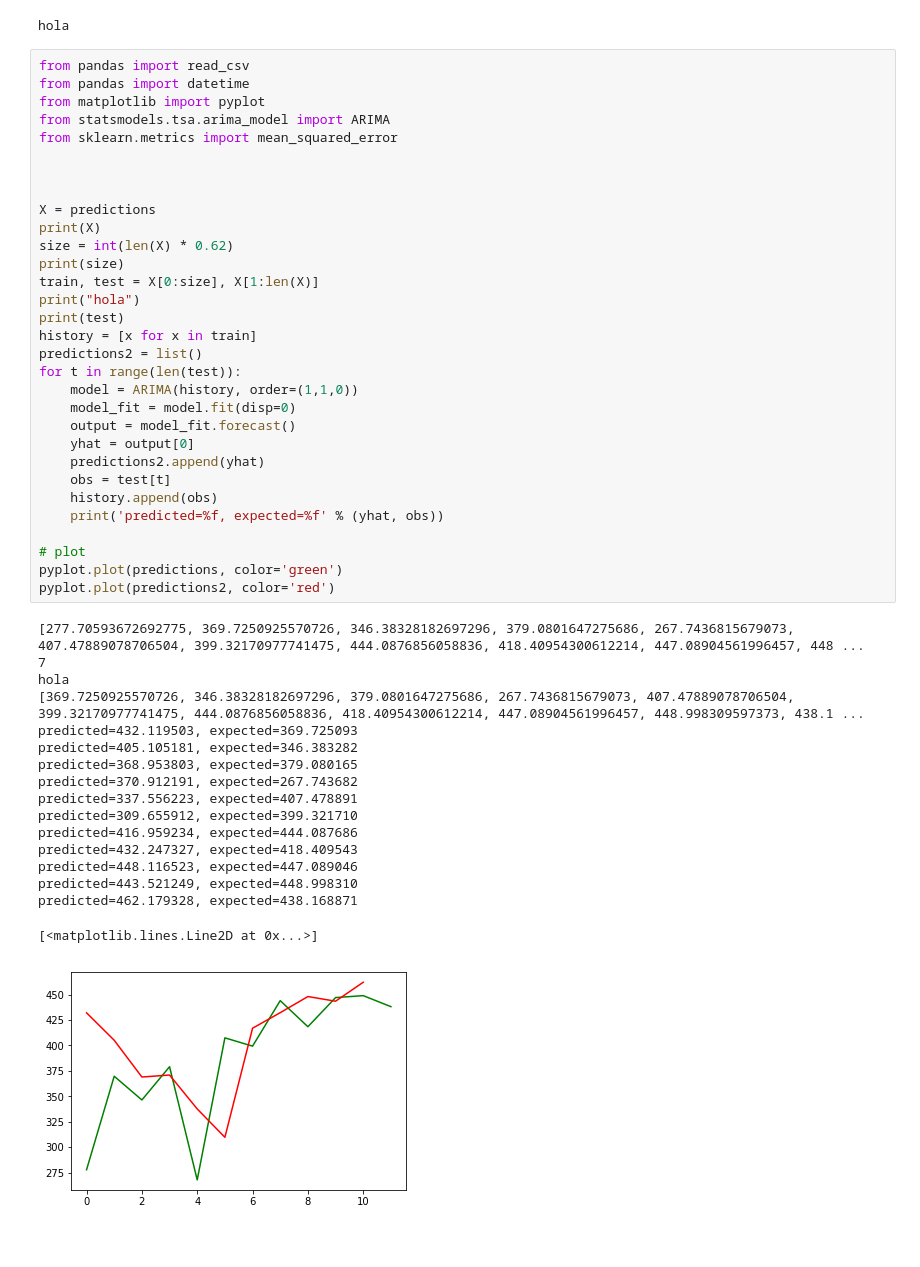
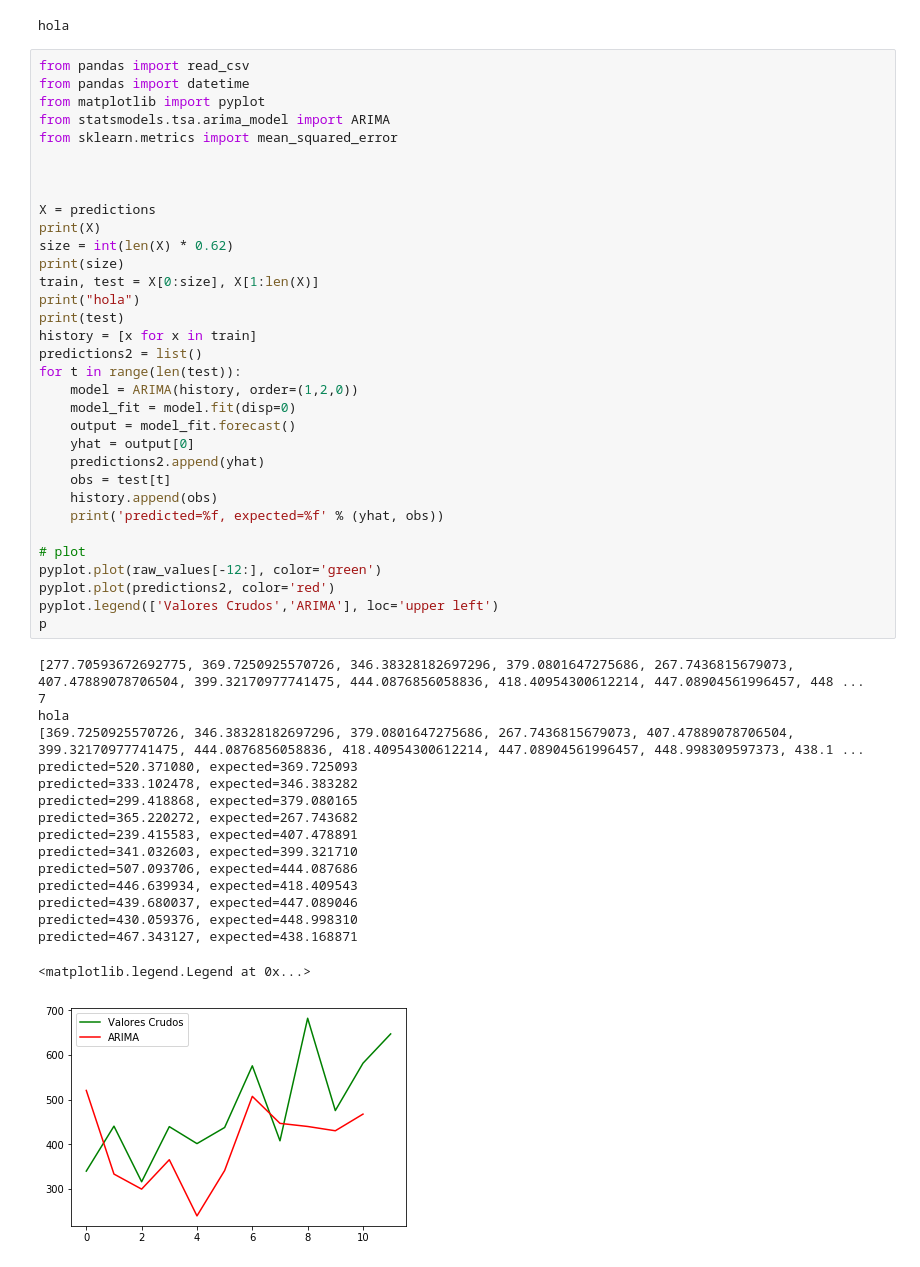
Before and after one commit to geceba/Residencia-ITM, a Jupyter notebook: pruebas/lstm-done.ipynb, the cells around one changed output. Saved outputs shown, nothing was run; the diff lists cells and outputs as text.

```diff
--- a/pruebas/lstm-done.ipynb
+++ b/pruebas/lstm-done.ipynb
@@ -224,45 +224,47 @@ from matplotlib import pyplot
 from statsmodels.tsa.arima_model import ARIMA
 from sklearn.metrics import mean_squared_error
 
 
 
 X = predictions
 print(X)
 size = int(len(X) * 0.62)
 print(size)
 train, test = X[0:size], X[1:len(X)]
 print("hola")
 print(test)
 history = [x for x in train]
 predictions2 = list()
 for t in range(len(test)):
-	model = ARIMA(history, order=(1,1,0))
+	model = ARIMA(history, order=(1,2,0))
 	model_fit = model.fit(disp=0)
 	output = model_fit.forecast()
 	yhat = output[0]
 	predictions2.append(yhat)
 	obs = test[t]
 	history.append(obs)
 	print('predicted=%f, expected=%f' % (yhat, obs))
 
 # plot
-pyplot.plot(predictions, color='green')
+pyplot.plot(raw_values[-12:], color='green')
 pyplot.plot(predictions2, color='red')
+pyplot.legend(['Valores Crudos','ARIMA'], loc='upper left')
+p
 # %% [output]
 [277.70593672692775, 369.7250925570726, 346.38328182697296, 379.0801647275686, 267.7436815679073, 407.47889078706504, 399.32170977741475, 444.0876856058836, 418.40954300612214, 447.08904561996457, 448 ...
 7
 hola
 [369.7250925570726, 346.38328182697296, 379.0801647275686, 267.7436815679073, 407.47889078706504, 399.32170977741475, 444.0876856058836, 418.40954300612214, 447.08904561996457, 448.998309597373, 438.1 ...
-predicted=432.119503, expected=369.725093
-predicted=405.105181, expected=346.383282
-predicted=368.953803, expected=379.080165
-predicted=370.912191, expected=267.743682
-predicted=337.556223, expected=407.478891
-predicted=309.655912, expected=399.321710
-predicted=416.959234, expected=444.087686
-predicted=432.247327, expected=418.409543
-predicted=448.116523, expected=447.089046
-predicted=443.521249, expected=448.998310
-predicted=462.179328, expected=438.168871
+predicted=520.371080, expected=369.725093
+predicted=333.102478, expected=346.383282
+predicted=299.418868, expected=379.080165
+predicted=365.220272, expected=267.743682
+predicted=239.415583, expected=407.478891
+predicted=341.032603, expected=399.321710
+predicted=507.093706, expected=444.087686
+predicted=446.639934, expected=418.409543
+predicted=439.680037, expected=447.089046
+predicted=430.059376, expected=448.998310
+predicted=467.343127, expected=438.168871
-[<matplotlib.lines.Line2D at 0x...>]
+<matplotlib.legend.Legend at 0x...>
-[figure, old version]
+[figure, new version]
```
Also changed, not shown: parts of 1 cell of this notebook.
